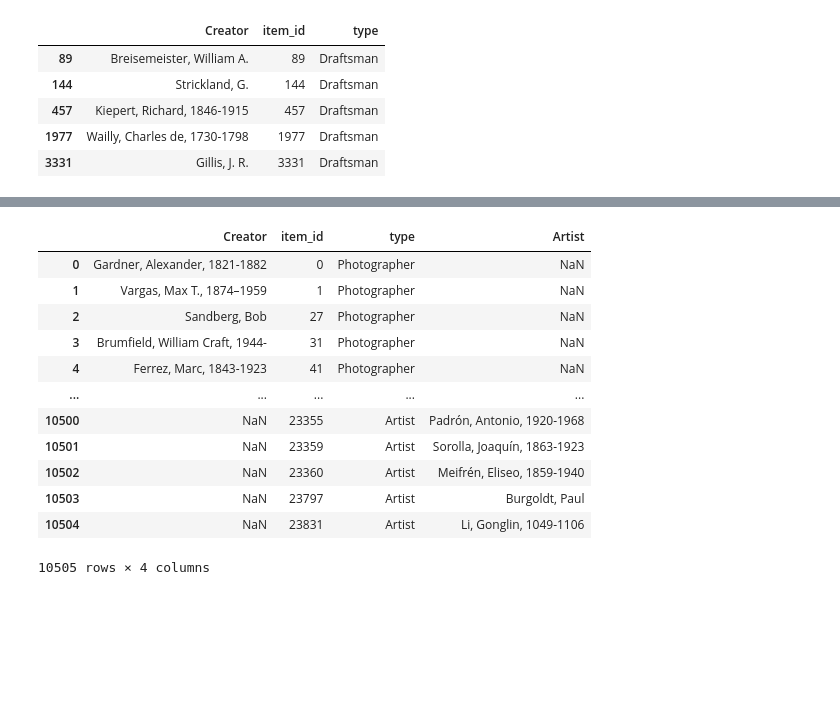
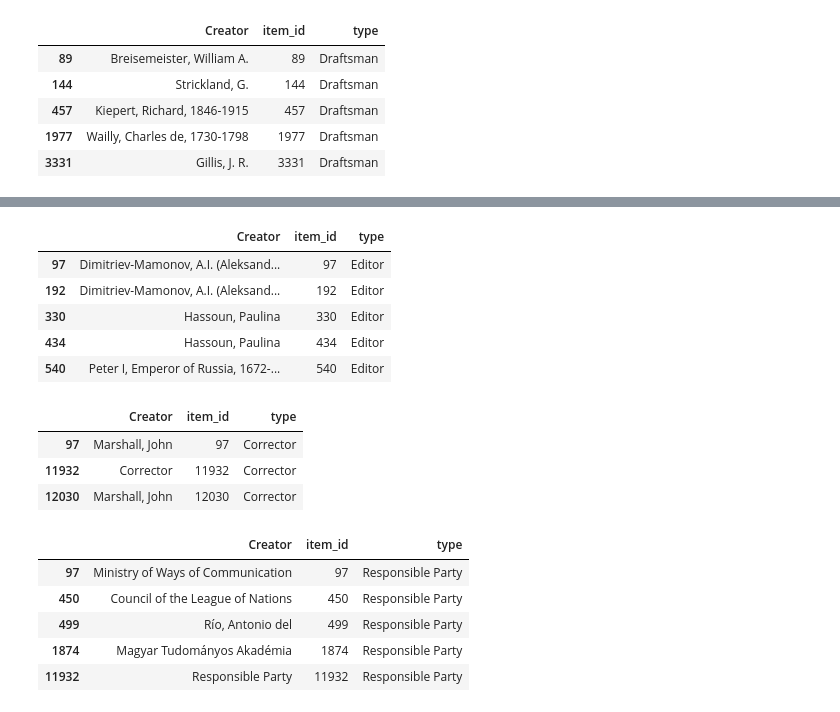
Before and after one commit to caitepley/Project-3, a Jupyter notebook: creator_processing.ipynb, the cells around one changed output, grey strips where cells are left out. Cells and saved outputs as stored; diff of their text form; code cells hidden in the pictures; blank space fills up the shorter version.

```diff
--- a/creator_processing.ipynb
+++ b/creator_processing.ipynb
@@ -292,19 +272,43 @@ Index(['wdl_id', 'title', 'collection', 'description', 'wdl_url',
-# %%
-# combine all of the creator dataframes into one
-creator_merged_df = pd.merge(creator1, creator2, how='outer')
-creator_merged_df = pd.merge(creator_merged_df, creator3, how='outer')
-creator_merged_df
-# %% [output]
-|  | Creator | item_id | type | Artist |
-| 0 | Gardner, Alexander, 1821-1882 | 0 | Photographer | NaN |
-| 1 | Vargas, Max T., 1874–1959 | 1 | Photographer | NaN |
-| 2 | Sandberg, Bob | 27 | Photographer | NaN |
-| 3 | Brumfield, William Craft, 1944- | 31 | Photographer | NaN |
-| 4 | Ferrez, Marc, 1843-1923 | 41 | Photographer | NaN |
-| ... | ... | ... | ... | ... |
-| 10500 | NaN | 23355 | Artist | Padrón, Antonio, 1920-1968 |
-| 10501 | NaN | 23359 | Artist | Sorolla, Joaquín, 1863-1923 |
-| 10502 | NaN | 23360 | Artist | Meifrén, Eliseo, 1859-1940 |
-| 10503 | NaN | 23797 | Artist | Burgoldt, Paul |
-| 10504 | NaN | 23831 | Artist | Li, Gonglin, 1049-1106 |
-10505 rows × 4 columns
+# %%
+# Create creator dataframe from Editor data
+creator17 = pd.DataFrame(loc_df['Editor'])
+creator17['item_id'] = creator17.index
+creator17['type'] = 'Editor'
+creator17.rename(columns = {'Editor':'Creator'}, inplace = True)
+creator17 = creator17.dropna()
+creator17.head()
+# %% [output]
+|  | Creator | item_id | type |
+| 97 | Dimitriev-Mamonov, A.I. (Aleksand... | 97 | Editor |
+| 192 | Dimitriev-Mamonov, A.I. (Aleksand... | 192 | Editor |
+| 330 | Hassoun, Paulina | 330 | Editor |
+| 434 | Hassoun, Paulina | 434 | Editor |
+| 540 | Peter I, Emperor of Russia, 1672-... | 540 | Editor |
+# %%
+# Create creator dataframe from Corrector data
+creator18 = pd.DataFrame(loc_df['Corrector'])
+creator18['item_id'] = creator18.index
+creator18['type'] = 'Corrector'
+creator18.rename(columns = {'Corrector':'Creator'}, inplace = True)
+creator18 = creator18.dropna()
+creator18.head()
+# %% [output]
+|  | Creator | item_id | type |
+| 97 | Marshall, John | 97 | Corrector |
+| 11932 | Corrector | 11932 | Corrector |
+| 12030 | Marshall, John | 12030 | Corrector |
+# %%
+# Create creator dataframe from Responsible Party data
+creator19 = pd.DataFrame(loc_df['Responsible Party'])
+creator19['item_id'] = creator19.index
+creator19['type'] = 'Responsible Party'
+creator19.rename(columns = {'Responsible Party':'Creator'}, inplace = True)
+creator19 = creator19.dropna()
+creator19.head()
+# %% [output]
+|  | Creator | item_id | type |
+| 97 | Ministry of Ways of Communication | 97 | Responsible Party |
+| 450 | Council of the League of Nations | 450 | Responsible Party |
+| 499 | Río, Antonio del | 499 | Responsible Party |
+| 1874 | Magyar Tudományos Akadémia | 1874 | Responsible Party |
+| 11932 | Responsible Party | 11932 | Responsible Party |
```
Also changed, not shown: parts of 68 cells of this notebook, 3 other files.
